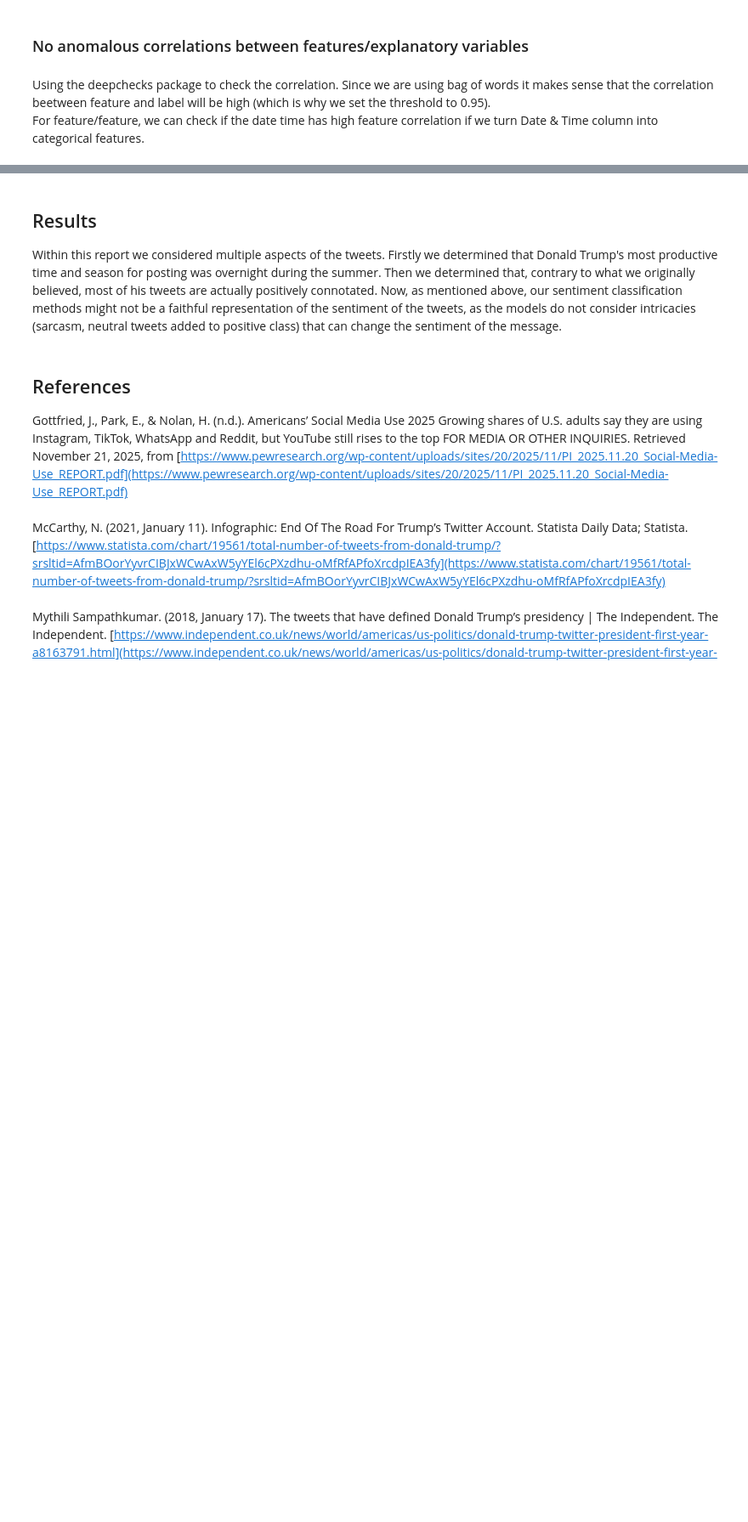
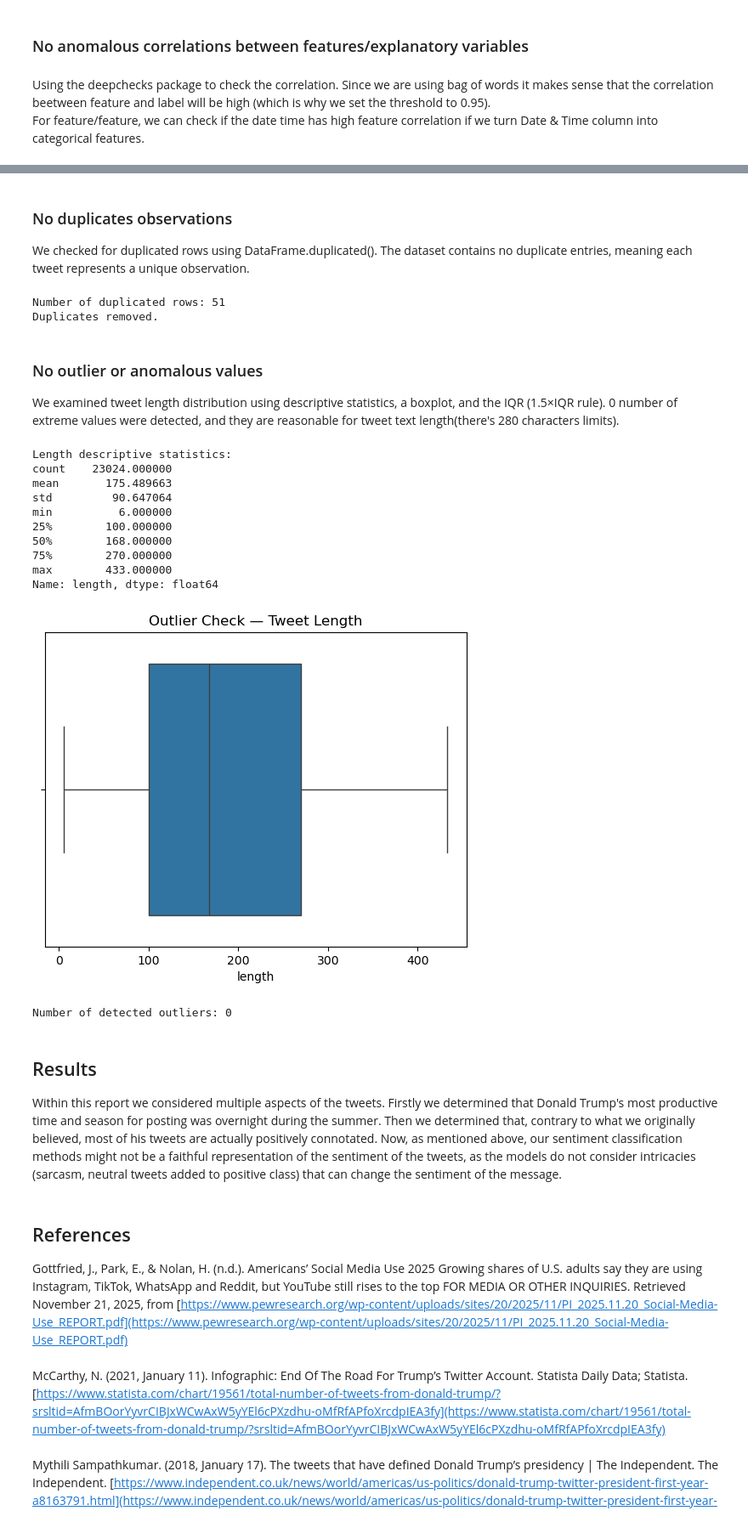
Before and after one commit to quandothoang/TrumpTwitterAnalysisMDS, a Jupyter notebook: trump_tweet_data_analysis.ipynb, the cells around one changed output, grey strips where cells are left out. Shown: that part at 85% size. Drawn from its saved outputs; the diff is of its cells as text; code cells hidden in the pictures; blank space fills up the shorter version.

Commit message:
data validation

```diff
--- a/trump_tweet_data_analysis.ipynb
+++ b/trump_tweet_data_analysis.ipynb
@@ -779,3 +790,55 @@ alt.Chart(correlation_long).mark_rect().encode(
+# %% [markdown]
+### No duplicates observations
+We checked for duplicated rows using DataFrame.duplicated(). The dataset contains no duplicate entries, meaning each tweet represents a unique observation.
+# %%
+dup_count = tweets.duplicated().sum()
+print(f"Number of duplicated rows: {dup_count}")
+
+# If duplicates exist, remove them
+if dup_count > 0:
+    tweets = tweets.drop_duplicates()
+    print("Duplicates removed.")
+else:
+    print("No duplicate observations found.")
+# %% [output]
+Number of duplicated rows: 51
+Duplicates removed.
+# %% [markdown]
+### No outlier or anomalous values
+We examined tweet length distribution using descriptive statistics, a boxplot, and the IQR (1.5×IQR rule). 0 number of extreme values were detected, and they are reasonable for tweet text length(there's 280 characters limits).
+# %%
+tweets["length"] = tweets["Tweet Text"].str.len()
+
+print("Length descriptive statistics:")
+print(tweets["length"].describe())
+
+# Boxplot to visualize outliers
+sns.boxplot(data=tweets, x="length")
+plt.title("Outlier Check — Tweet Length")
+plt.show()
+
+# Using IQR rule to detect outliers
+Q1 = tweets["length"].quantile(0.25)
+Q3 = tweets["length"].quantile(0.75)
+IQR = Q3 - Q1
+lower_bound = Q1 - 1.5 * IQR
+upper_bound = Q3 + 1.5 * IQR
+
+outliers = tweets[(tweets["length"] < lower_bound) | (tweets["length"] > upper_bound)]
+print(f"Number of detected outliers: {outliers.shape[0]}")
+# %% [output]
+Length descriptive statistics:
+count    23024.000000
+mean       175.489663
+std         90.647064
+min          6.000000
+25%        100.000000
+50%        168.000000
+75%        270.000000
+max        433.000000
+Name: length, dtype: float64
+[figure, added]
+Number of detected outliers: 0
 # %% [markdown]
 ## Results
 
```
Also changed, not shown: parts of 10 cells of this notebook.
